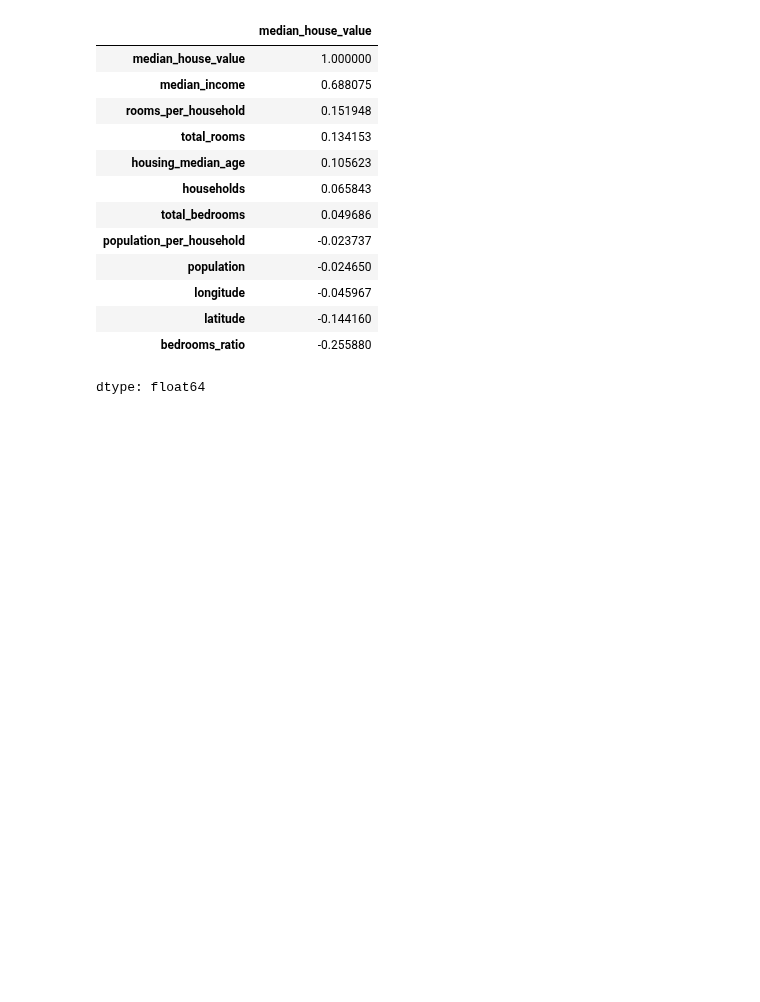
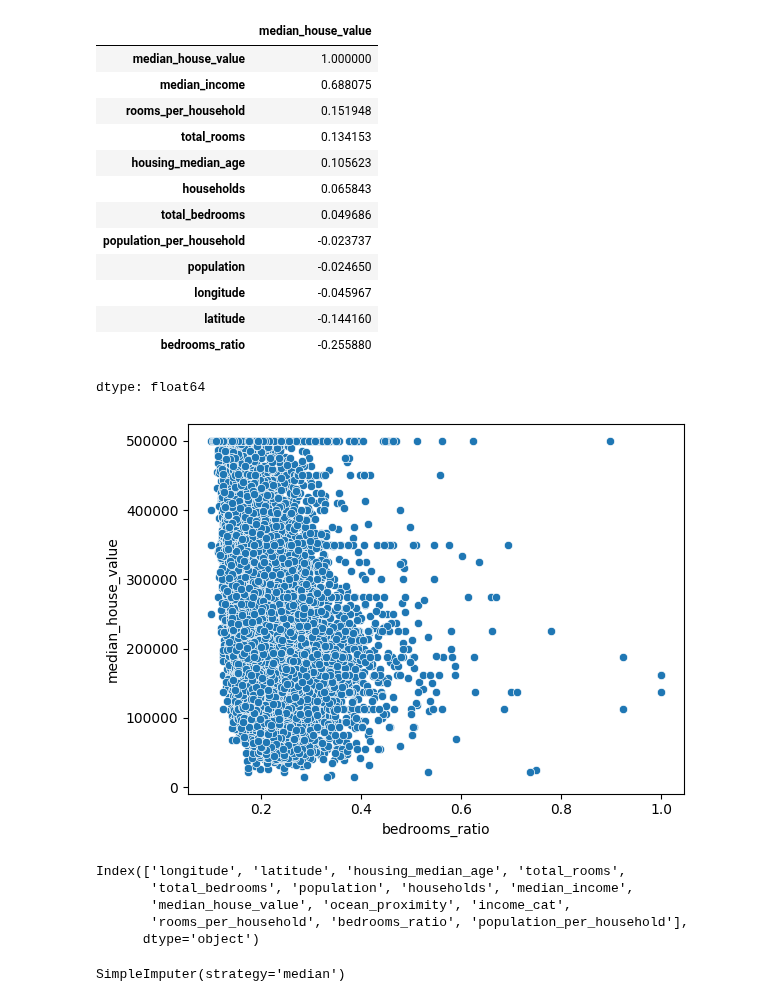
Before and after one commit to Shikaaaaaaaaa/Ahmedfathy.com, a Jupyter notebook: California_Housing_prices.ipynb, the cells around one changed output. Drawn from its saved outputs; the diff is of its cells as text; code cells hidden in the pictures; blank space fills up the shorter version.

```diff
--- a/California_Housing_prices.ipynb
+++ b/California_Housing_prices.ipynb
@@ -213,3 +229,16 @@ corr_matrix['median_house_value'].sort_values(ascending=False)
 | latitude | -0.144160 |
 | bedrooms_ratio | -0.255880 |
 dtype: float64
+# %%
+sns.scatterplot(x='bedrooms_ratio', y='median_house_value', data=df)
+plt.show()
+# %% [output]
+[figure, added]
+# %%
+df.columns
+# %% [output]
+Index(['longitude', 'latitude', 'housing_median_age', 'total_rooms',
+       'total_bedrooms', 'population', 'households', 'median_income',
+       'median_house_value', 'ocean_proximity', 'income_cat',
+       'rooms_per_household', 'bedrooms_ratio', 'population_per_household'],
+      dtype='object')
@@ -215,0 +248,7 @@ dtype: float64
+# %%
+from sklearn.impute import SimpleImputer
+imputer = SimpleImputer(strategy = 'median')
+df_num = df.select_dtypes(include = [np.number])
+imputer.fit(df_num)
+# %% [output]
+SimpleImputer(strategy='median')
```
Also changed, not shown: parts of 22 cells of this notebook.
